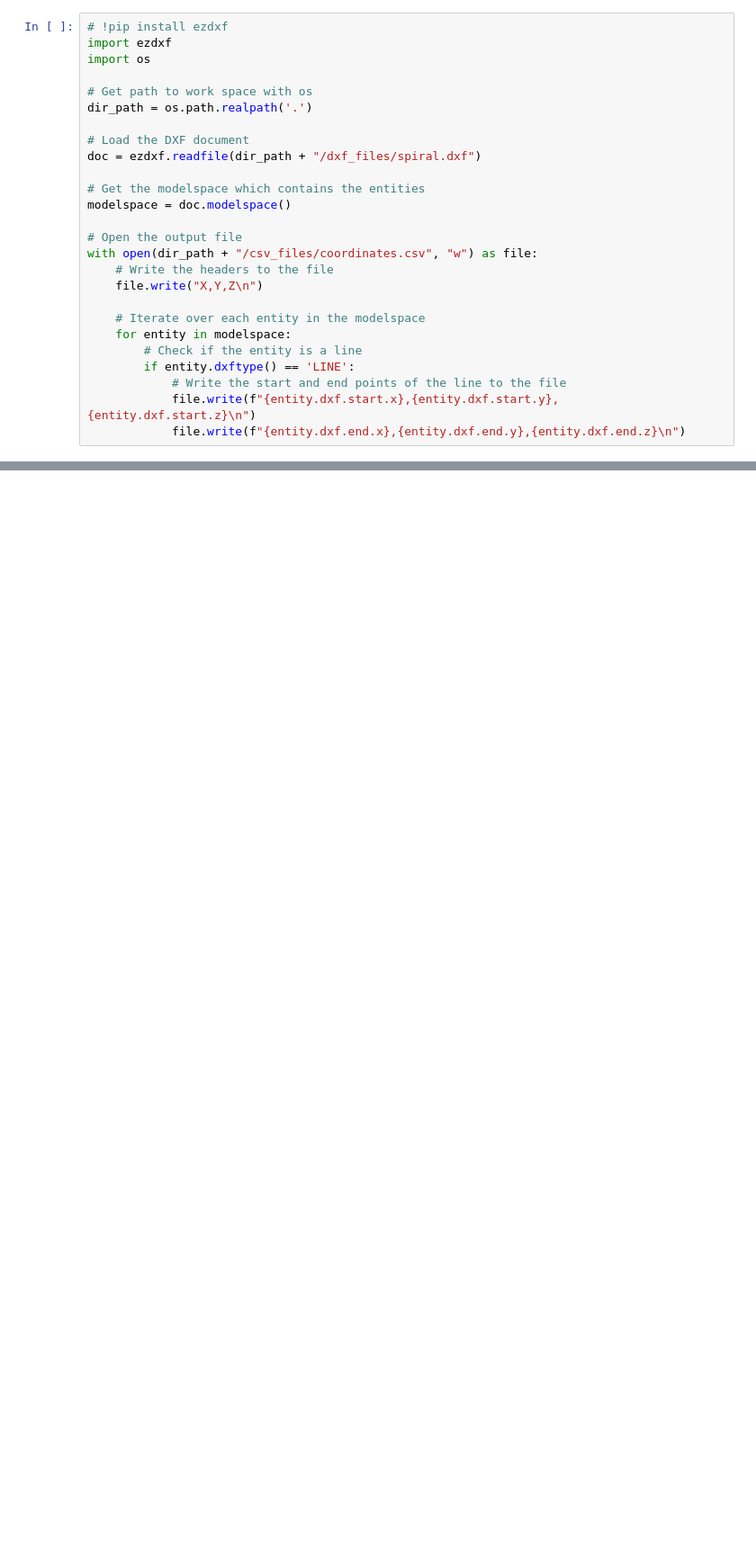
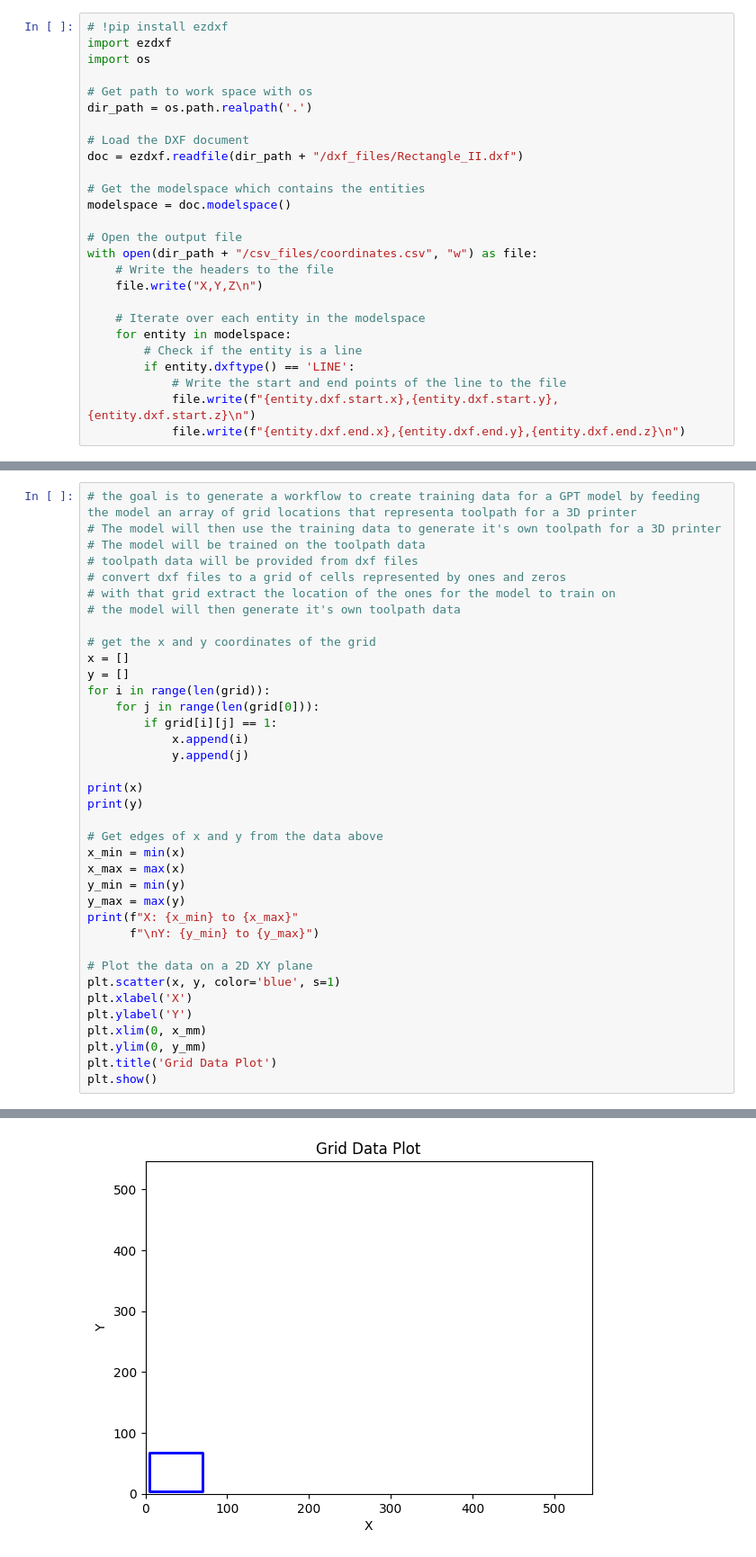
Before and after one commit to thulsonASU/DXF2GPT_ws, a Jupyter notebook: src/playground.ipynb, the cells around one changed output, grey strips where cells are left out. Shown at 90% size. Cells and saved outputs as stored; diff of their text form; blank space fills up the shorter version.

Commit message:
Able to take a rectangle and go back n forth

```diff
--- a/src/playground.ipynb
+++ b/src/playground.ipynb
@@ -7,7 +7,7 @@ import os
 dir_path = os.path.realpath('.')
 
 # Load the DXF document
-doc = ezdxf.readfile(dir_path + "/dxf_files/spiral.dxf")
+doc = ezdxf.readfile(dir_path + "/dxf_files/Rectangle_II.dxf")
 
 # Get the modelspace which contains the entities
 modelspace = doc.modelspace()
@@ -88,0 +162,38 @@ print(xml_data)
+# %%
+# the goal is to generate a workflow to create training data for a GPT model by feeding the model an array of grid locations that representa toolpath for a 3D printer
+# The model will then use the training data to generate it's own toolpath for a 3D printer
+# The model will be trained on the toolpath data
+# toolpath data will be provided from dxf files
+# convert dxf files to a grid of cells represented by ones and zeros
+# with that grid extract the location of the ones for the model to train on
+# the model will then generate it's own toolpath data
+
+# get the x and y coordinates of the grid
+x = []
+y = []
+for i in range(len(grid)):
+    for j in range(len(grid[0])):
+        if grid[i][j] == 1:
+            x.append(i)
+            y.append(j)
+
+print(x)
+print(y)
+
+# Get edges of x and y from the data above
+x_min = min(x)
+x_max = max(x)
+y_min = min(y)
+y_max = max(y)
+print(f"X: {x_min} to {x_max}"
+      f"\nY: {y_min} to {y_max}")
+
+# Plot the data on a 2D XY plane
+plt.scatter(x, y, color='blue', s=1)
+plt.xlabel('X')
+plt.ylabel('Y')
+plt.xlim(0, x_mm)
+plt.ylim(0, y_mm)
+plt.title('Grid Data Plot')
+plt.show()
+# %% [output]
@@ -88,0 +204 @@ print(xml_data)
+[figure, added]
```
Also changed, not shown: parts of 4 cells of this notebook, 7 other files.
